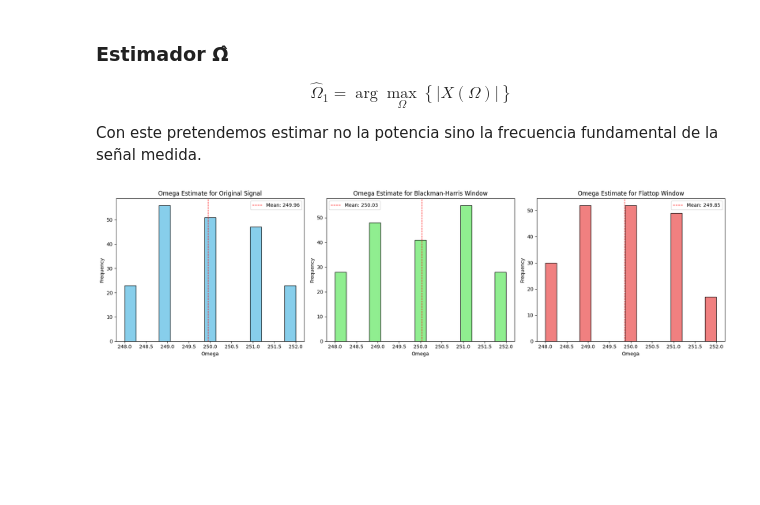
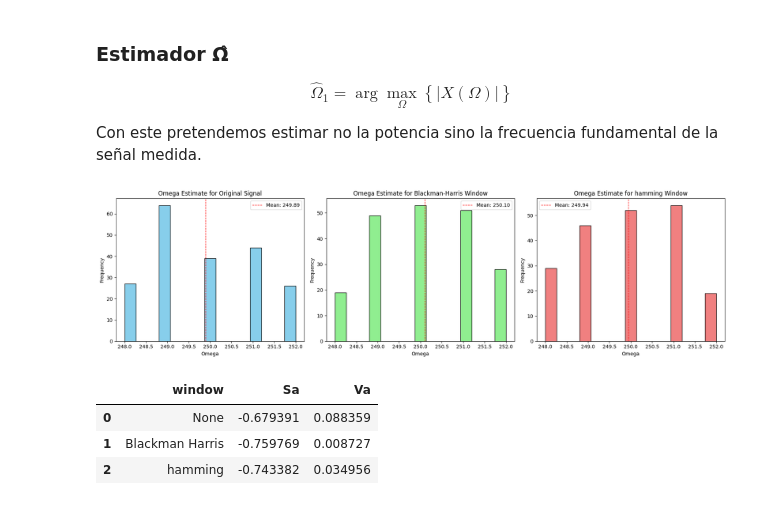
Before and after one commit to joacocibeira/PDS, a Jupyter notebook: tp_06/tp_06.ipynb, the cells around one changed output. Cells and saved outputs as stored; diff of their text form; code cells hidden in the pictures; blank space fills up the shorter version.

```diff
--- a/tp_06/tp_06.ipynb
+++ b/tp_06/tp_06.ipynb
@@ -38,7 +38,7 @@ def señal_experimental(A, omega_zero, N, fs, snr, R, window=None):
 # %%
 s, pn = señal_experimental(A=A, omega_zero=N/4, N=N, fs=fs, snr=10, R=R, window=None)
 s_bh, pn_bh = señal_experimental(A=A, omega_zero=N/4, N=N, fs=fs, snr=10, R=R, window='blackmanharris')
-s_ft, pn_ft = señal_experimental(A=A, omega_zero=N/4, N=N, fs=fs, snr=10, R=R, window='flattop')
+s_ft, pn_ft = señal_experimental(A=A, omega_zero=N/4, N=N, fs=fs, snr=10, R=R, window='hamming')
 # %% [markdown]
 En el siguiente grafico podemos observar como la energía de nuestra señal se desparrama en el espectro en vez de estar concentrada como una delta, producto de que la frecuencia de nuestra señal (debido a que esta es una variable estocastica) no es multiplo entero de la densidad espectral, por lo cual la energía de la delta se reparte en los bins adyacentes.
 # %%
@@ -258,32 +271,32 @@ mean_ft = np.mean(omega_hat_ft)
 
 # Create subplots
 fig, axs = plt.subplots(1, 3, figsize=(18, 5))
 
 # Plot for original signal (No Window)
 axs[0].hist(omega_hat_original, bins=15, color='skyblue', edgecolor='black')
 axs[0].axvline(mean_original, color='red', linestyle='dashed', linewidth=1, label=f'Mean: {mean_original:.2f}')
 axs[0].set_title('Omega Estimate for Original Signal')
 axs[0].set_xlabel('Omega')
 axs[0].set_ylabel('Frequency')
 axs[0].legend()
 
 # Plot for Blackman-Harris windowed signal
 axs[1].hist(omega_hat_bh, bins=15, color='lightgreen', edgecolor='black')
 axs[1].axvline(mean_bh, color='red', linestyle='dashed', linewidth=1, label=f'Mean: {mean_bh:.2f}')
 axs[1].set_title('Omega Estimate for Blackman-Harris Window')
 axs[1].set_xlabel('Omega')
 axs[1].set_ylabel('Frequency')
 axs[1].legend()
 
 # Plot for Flattop windowed signal
 axs[2].hist(omega_hat_ft, bins=15, color='lightcoral', edgecolor='black')
 axs[2].axvline(mean_ft, color='red', linestyle='dashed', linewidth=1, label=f'Mean: {mean_ft:.2f}')
-axs[2].set_title('Omega Estimate for Flattop Window')
+axs[2].set_title('Omega Estimate for hamming Window')
 axs[2].set_xlabel('Omega')
 axs[2].set_ylabel('Frequency')
 axs[2].legend()
 
 plt.tight_layout()
 plt.show()
 # %% [output]
-[figure, old version]
+[figure, new version]
@@ -289,0 +305,11 @@ plt.show()
+# %%
+df = pd.DataFrame([{'window': 'None', 'Sa': a10_hat_error, 'Va': a10_hat_var},
+      {'window': 'Blackman Harris', 'Sa': a10_hat_error_bh, 'Va': a10_hat_bh_var},
+      {'window': 'hamming', 'Sa': a10_hat_error_ft, 'Va': a10_hat_ft_var}])
+
+df
+# %% [output]
+|  | window | Sa | Va |
+| 0 | None | -0.679391 | 0.088359 |
+| 1 | Blackman Harris | -0.759769 | 0.008727 |
+| 2 | hamming | -0.743382 | 0.034956 |
```
Also changed, not shown: parts of 7 cells of this notebook, 1 other file.
